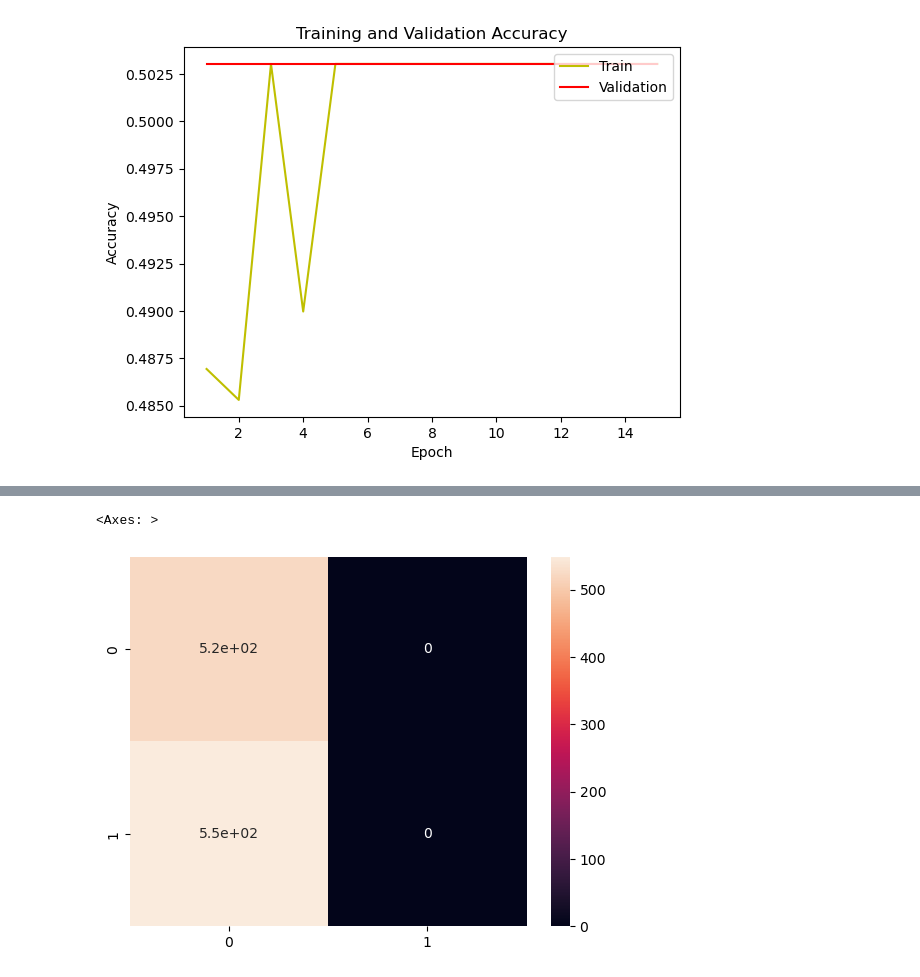
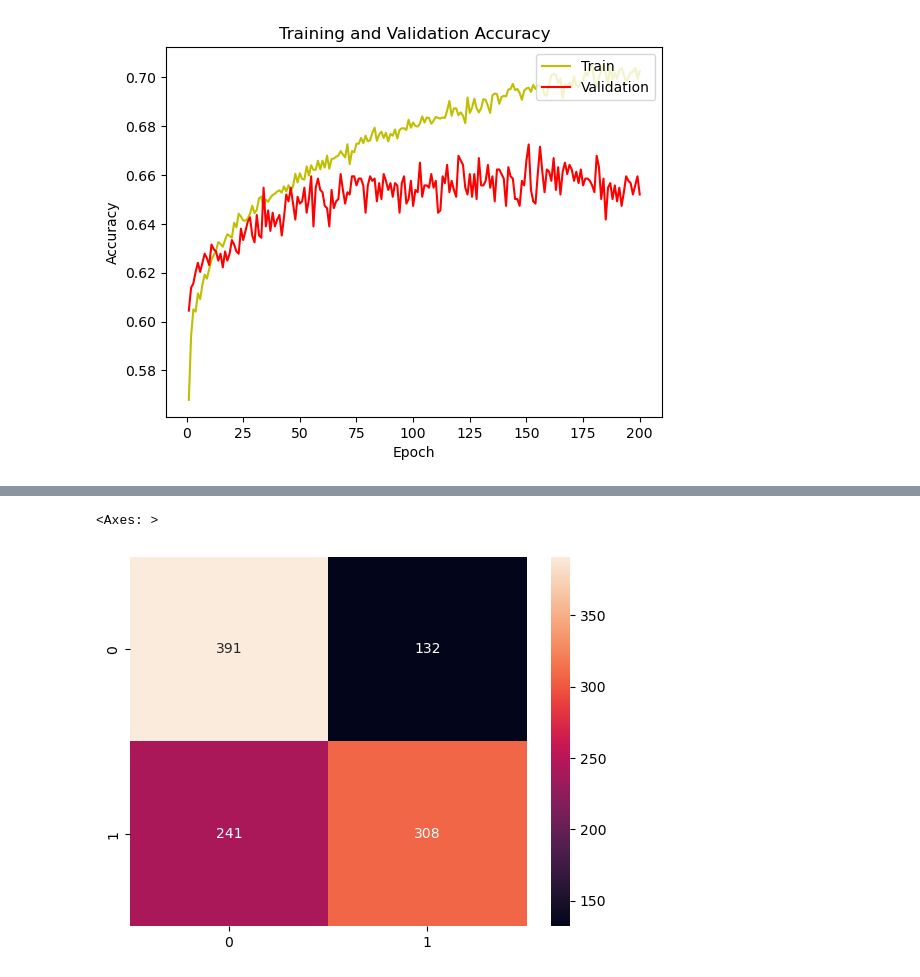
Before and after one commit to Logan-Kelsch/-ES-NN-test1, a Jupyter notebook: NN/NN_Classificaiton.ipynb, the cells around one changed output, grey strips where cells are left out. Cells and saved outputs as stored; diff of their text form; code cells hidden in the pictures.

Commit message:
functioning model

```diff
--- a/NN/NN_Classificaiton.ipynb
+++ b/NN/NN_Classificaiton.ipynb
@@ -29,7 +29,7 @@ data = pd.read_csv('ES5m90dCLASS.csv')
 
 
 #testing random feature drops
-#data = data.drop(columns='fullTime')
+data = data.drop(columns='fullTime')
 #data = data.drop(columns='FullK')
 #data = data.drop(columns='diffKD')
 #data = data.drop(columns='OB')
@@ -38,13 +38,13 @@ data = pd.read_csv('ES5m90dCLASS.csv')
 #data = data.drop(columns='s15')
 #data = data.drop(columns='s30')
 #data = data.drop(columns='s60')
-#data = data.drop(columns='ToD')
-#data = data.drop(columns='perc30')
-#data = data.drop(columns='perc60')
-#data = data.drop(columns='percD')
+data = data.drop(columns='ToD')
+data = data.drop(columns='perc30')
+data = data.drop(columns='perc60')
+data = data.drop(columns='percD') # causing problems
 #data = data.drop(columns='RSI')
 #data = data.drop(columns='Wpercent')
-#data = data.drop(columns='acc')
+data = data.drop(columns='acc')
 
 #TEMP DROP PRE-DUAL-OUTPUT NN
 
@@ -101,7 +101,7 @@ labelencoder = LabelBinarizer()
 y = labelencoder.fit_transform(y)
 
 # Standardize the features
-scaler = MinMaxScaler()
+scaler = StandardScaler()
 scaler.fit(X)
 X = scaler.transform(X)
 
@@ -113,23 +113,23 @@ X_train, X_test, y_train, y_test = train_test_split(X, y, test_size=0.2, random_
 #BUILD THE NEURAL NETWORK MODEL-------------------------------------------------------
 
 
-opt1 = SGD(learning_rate=1.0)
+opt1 = SGD(learning_rate=0.1)
 opt2  = tf.keras.optimizers.Adam(clipnorm=0.7)
 
 def build_model():
     model = tf.keras.Sequential([
-        tf.keras.layers.Dense(32, input_dim=16, activation='relu', kernel_initializer=RandomNormal()),
-        tf.keras.layers.Dense(1, activation='sigmoid', kernel_initializer=RandomNormal())
+        tf.keras.layers.Dense(128, input_dim=10, activation='relu'),
+        tf.keras.layers.Dense(1, activation='sigmoid')
     ])
 
     rmse='root_mean_squared_error'
 
-    model.compile(optimizer=opt2, loss='mse', metrics=['accuracy'])
+    model.compile(optimizer=opt1, loss='mse', metrics=['accuracy'])
     return model
 
 #TRAIN THE MODEL WITH CUSTOMIZABLE EPOCHS-------------------------------------------------------
 
-epochs = 15
+epochs = 200
 
 weight_for_0 = 0.5
 weight_for_1 = 0.5
@@ -137,7 +137,7 @@ cw = {0: weight_for_0, 1: weight_for_1}
 
 model = build_model()
 history = model.fit(X_train, y_train, epochs=epochs, validation_split=0.2,\
-                    shuffle=True, verbose=1, validation_data=(X_train, y_train),\
+                    shuffle=True, verbose=1, validation_data=(X_test, y_test),\
                     class_weight=cw)
 
 #EVALUATE THE MODEL AND VISUALIZE RESULTS-------------------------------------------------------
@@ -175,7 +175,7 @@ y_pred = (y_pred > 0.5)
 #making a confusion matrix
 cm = confusion_matrix(y_test, y_pred)
 
-sns.heatmap(cm, annot=True)
+sns.heatmap(cm, annot=True, fmt='d')
 
 # Save the model
 #model.save('my_model.keras')
@@ -217 +217 @@ Accuracy =  48.78731369972229 %
-[figure, old version]
+[figure, new version]
@@ -219,5 +219,5 @@ Accuracy =  48.78731369972229 %
 <Axes: >
-[figure, old version]
+[figure, new version]
 # %%
 ''' Testing outputs for model (placed here so we don't have to retrain)'''
 preds = model.predict(X_train)
```
Also changed, not shown: parts of 2 cells of this notebook, 1 other file.
